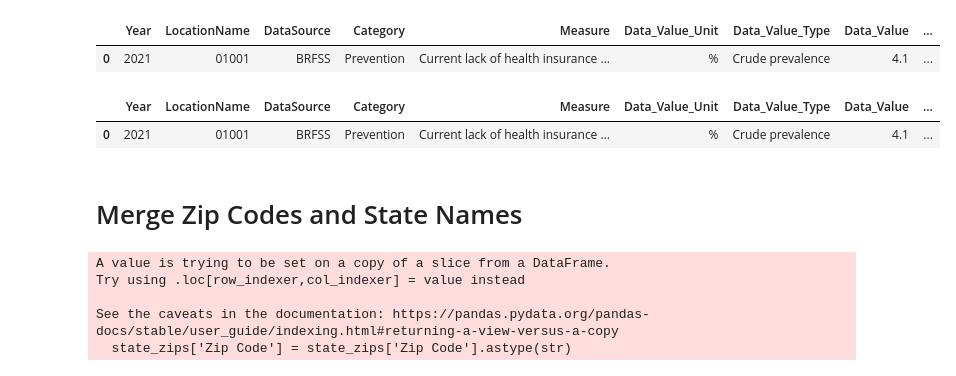
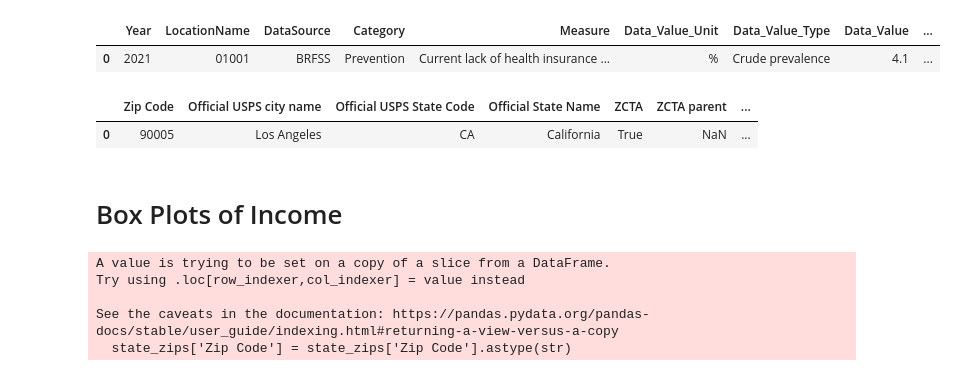
Before and after one commit to anuvrat-umich/siads_milestone1, a Jupyter notebook: data_visualization.ipynb, the cells around one changed output. Drawn from its saved outputs; the diff is of its cells as text; code cells hidden in the pictures.

```diff
--- a/data_visualization.ipynb
+++ b/data_visualization.ipynb
@@ -69,12 +71,12 @@ health_outcomes.head(1)
 |  | Year | LocationName | DataSource | Category | Measure | Data_Value_Unit | Data_Value_Type | Data_Value | ... |
 | 0 | 2021 | 01001 | BRFSS | Prevention | Current lack of health insurance ... | % | Crude prevalence | 4.1 | ... |
 # %%
-health_outcomes.head(1)
+zip_codes.head(1)
 # %% [output]
-|  | Year | LocationName | DataSource | Category | Measure | Data_Value_Unit | Data_Value_Type | Data_Value | ... |
-| 0 | 2021 | 01001 | BRFSS | Prevention | Current lack of health insurance ... | % | Crude prevalence | 4.1 | ... |
+|  | Zip Code | Official USPS city name | Official USPS State Code | Official State Name | ZCTA | ZCTA parent | ... |
+| 0 | 90005 | Los Angeles | CA | California | True | NaN | ... |
-# %% [markdown]
-# Merge Zip Codes and State Names
+# %% [markdown]
+# Box Plots of Income
 # %%
 states = zip_codes['Official State Name'].unique()
 states = states.tolist()
```
Also changed, not shown: parts of 10 cells of this notebook.
